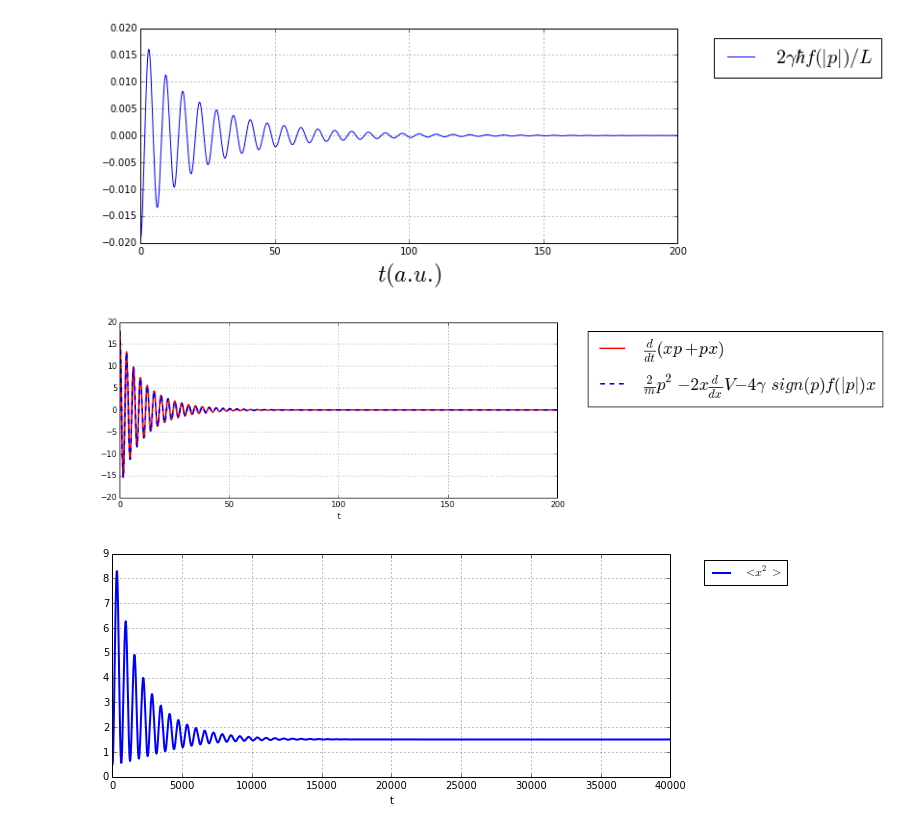
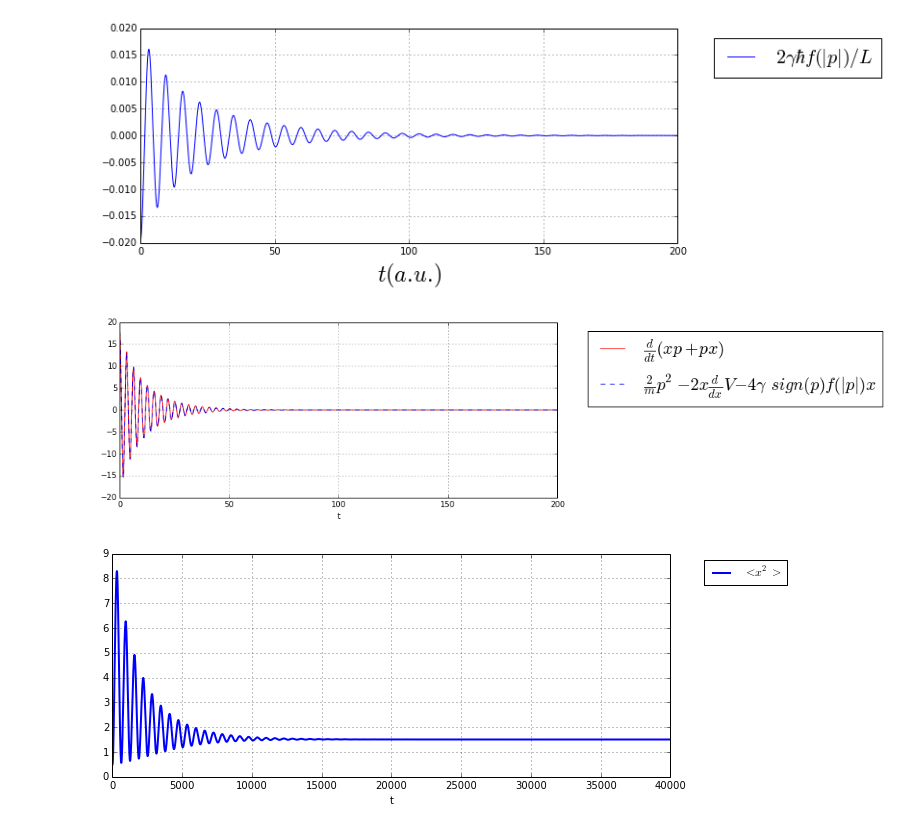
Before and after one commit to cabrer7/PyWignerCUDA, a Jupyter notebook: instances/Rho2D/Ohmic/grid256_L3.0_epsilon0.5_amplitude20/Damping_XX_PInit3_Omega1_Gamma0.07_DTheta0.0143.ipynb, the cells around one changed output. Saved outputs shown, nothing was run; the diff lists cells and outputs as text; code cells hidden in the pictures.

```diff
--- a/instances/Rho2D/Ohmic/grid256_L3.0_epsilon0.5_amplitude20/Damping_XX_PInit3_Omega1_Gamma0.07_DTheta0.0143.ipynb
+++ b/instances/Rho2D/Ohmic/grid256_L3.0_epsilon0.5_amplitude20/Damping_XX_PInit3_Omega1_Gamma0.07_DTheta0.0143.ipynb
@@ -473,26 +473,26 @@ ax.grid();
 # %%
 fig, ax = plt.subplots(figsize=(10, 4))
 
 ax.plot( instance.timeRange ,  2*np.gradient( instance.XP_average, instance.dt).real ,
         '-' ,label = '$\\frac{d}{dt}(xp+px)$' ,
-        color = 'r' , linewidth=2.)
+        color = 'r' , linewidth=1.)
 
 ax.plot( instance.timeRange , \
          2*instance.P2_average/instance.mass  \
          -2*instance.XdPotentialdX_average
          +instance.beta_average \
         , '--' , label = '$\\frac{2}{m} p^2 - 2 x \\frac{d}{dx}V  -4 \\gamma\, sign(p) f(|p|) x $',
-        linewidth=2.)
+        linewidth=1.)
 
 
 
 ax.legend(bbox_to_anchor=(1.05, 1), loc=2, prop={'size':22})
 #ax.set_ylim(- 12 , 7)
 ax.set_xlabel('t')
 ax.set_ylabel(' ')
 ax.grid();
 # %% [output]
-[figure, old version]
+[figure, new version]
 # %%
 fig, ax = plt.subplots(figsize=(10, 4))
 
```
Also changed, not shown: parts of 27 cells of this notebook, 6 other files.
